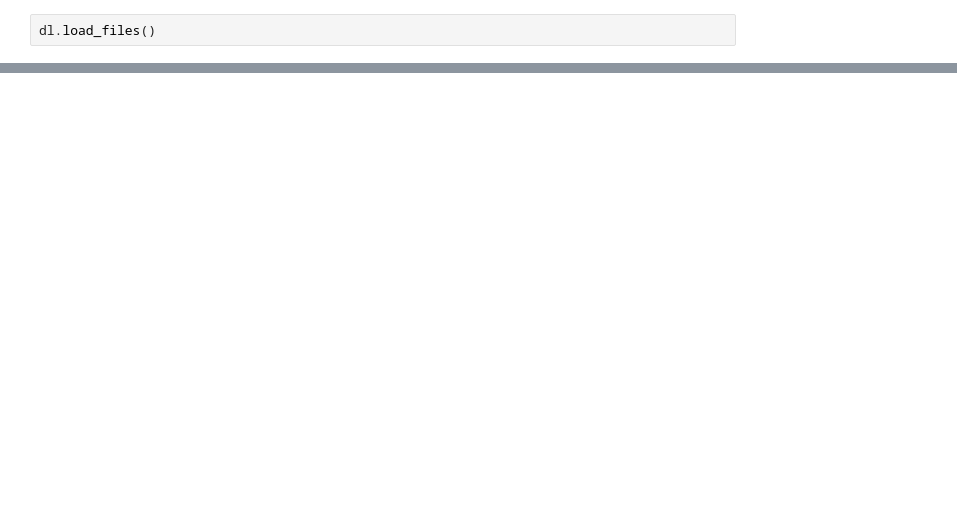
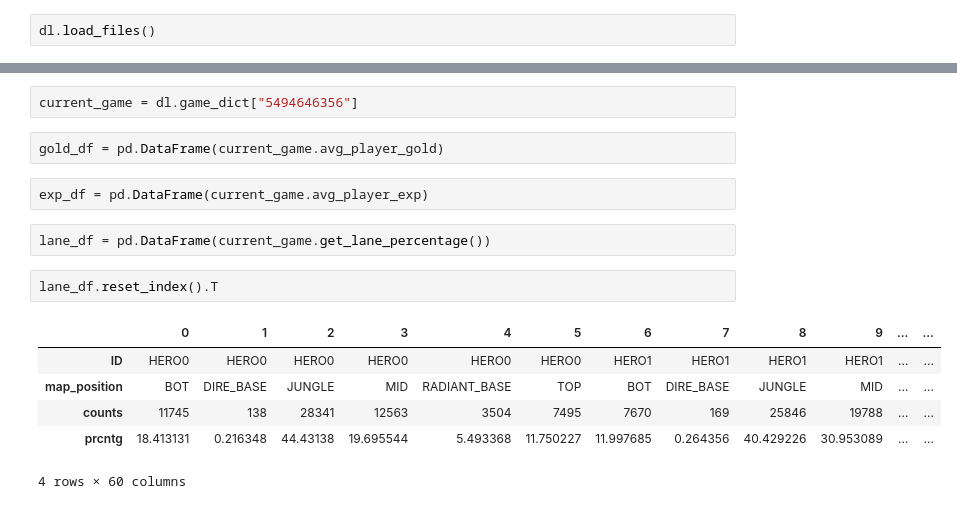
Before and after one commit to ag1737/finalProject, a Jupyter notebook: bard.ipynb, the cells around one changed output, grey strips where cells are left out. Drawn from its saved outputs; the diff is of its cells as text; blank space fills up the shorter version.

```diff
--- a/bard.ipynb
+++ b/bard.ipynb
@@ -71,0 +97,17 @@ dl.game_dict["5494646356"].get_lane_percentage()
+# %%
+current_game = dl.game_dict["5494646356"]
+# %%
+gold_df = pd.DataFrame(current_game.avg_player_gold)
+# %%
+exp_df = pd.DataFrame(current_game.avg_player_exp)
+# %%
+lane_df = pd.DataFrame(current_game.get_lane_percentage())
+# %%
+lane_df.reset_index().T
+# %% [output]
+|  | 0 | 1 | 2 | 3 | 4 | 5 | 6 | 7 | 8 | 9 | ... | ... |
+| ID | HERO0 | HERO0 | HERO0 | HERO0 | HERO0 | HERO0 | HERO1 | HERO1 | HERO1 | HERO1 | ... | ... |
+| map_position | BOT | DIRE_BASE | JUNGLE | MID | RADIANT_BASE | TOP | BOT | DIRE_BASE | JUNGLE | MID | ... | ... |
+| counts | 11745 | 138 | 28341 | 12563 | 3504 | 7495 | 7670 | 169 | 25846 | 19788 | ... | ... |
+| prcntg | 18.413131 | 0.216348 | 44.43138 | 19.695544 | 5.493368 | 11.750227 | 11.997685 | 0.264356 | 40.429226 | 30.953089 | ... | ... |
+4 rows × 60 columns
```
Also changed, not shown: parts of 8 cells of this notebook, 5 other files.
